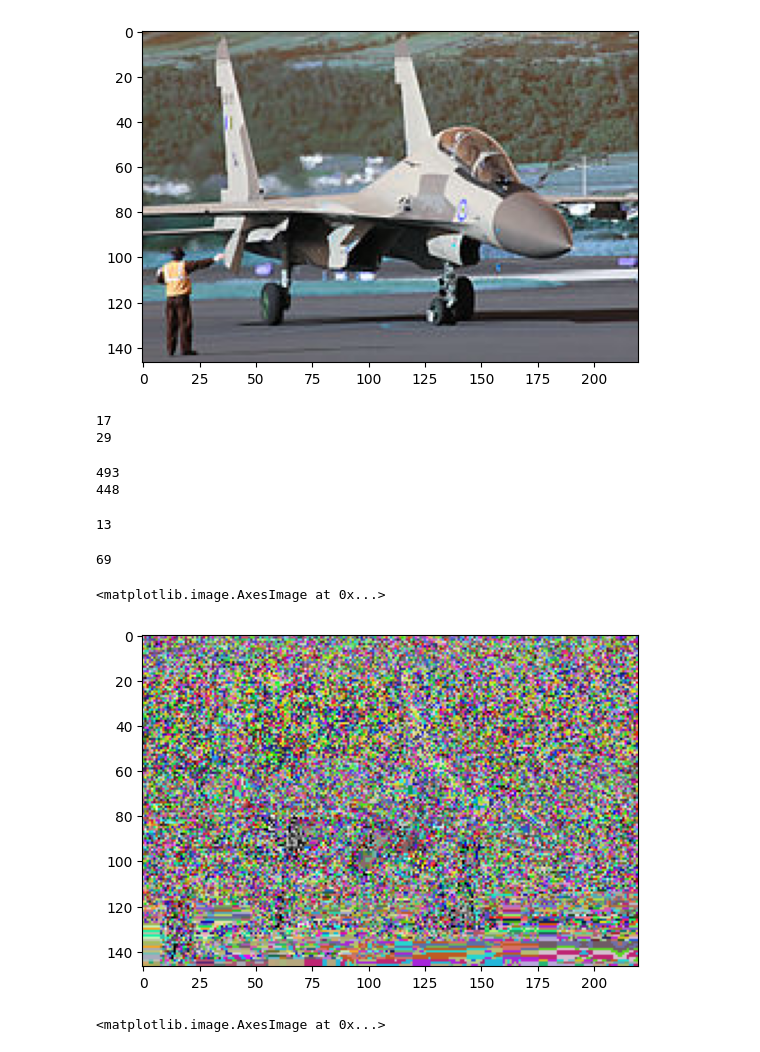
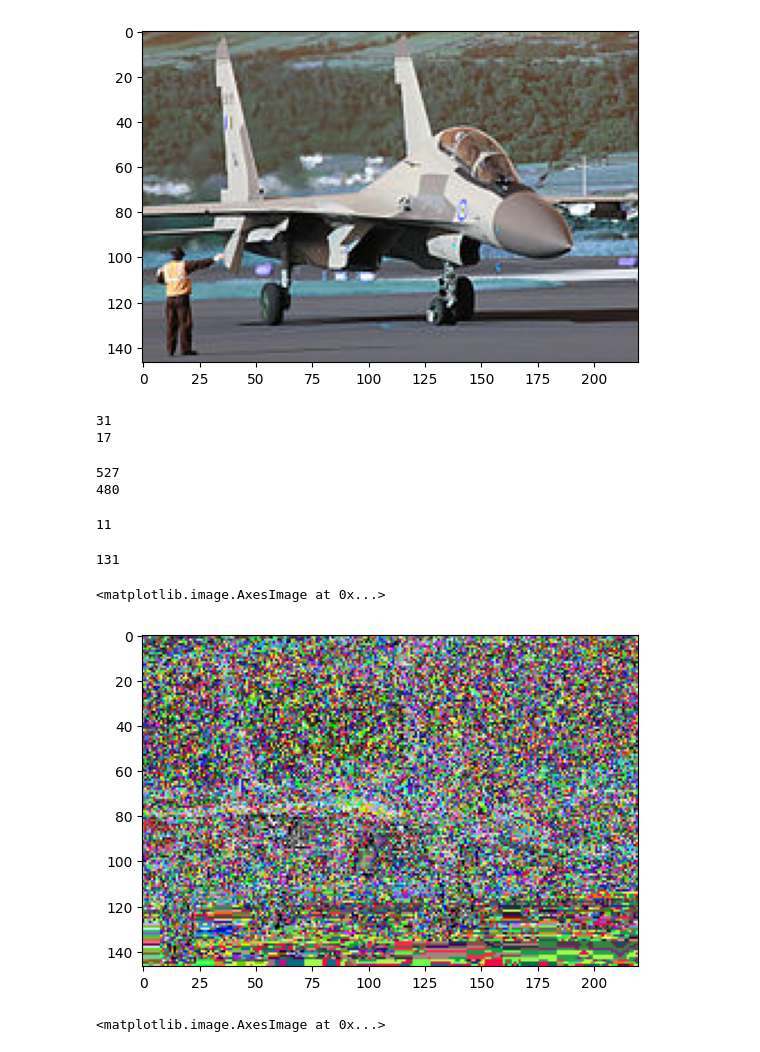
Before and after one commit to arvindashok/Image-Encryption, a Jupyter notebook: RSA_rgb.ipynb, the cells around one changed output. Drawn from its saved outputs; the diff is of its cells as text; code cells hidden in the pictures.

Commit message:
Fixed same prime values (P,Q) error

```diff
--- a/RSA_rgb.ipynb
+++ b/RSA_rgb.ipynb
@@ -31,11 +30,14 @@ length = 5
 P = generatePrimeNumber(length)
 Q = generatePrimeNumber(length)
 
+if (P == Q):
+  Q = generatePrimeNumber(length)
+
 print(P)
 print(Q)
 # %% [output]
+31
 17
-29
 # %%
 #Step 2: Calculate N=P*Q and Euler Totient Function = (P-1)*(Q-1)
 N = P * Q
@@ -43,8 +45,8 @@ eulerTotient = (P - 1) * (Q - 1)
 print(N)
 print(eulerTotient)
 # %% [output]
-493
-448
+527
+480
 # %%
 #Step 3: Find E such that GCD(E,eulerTotient)=1(i.e., e should be co-prime) such that it satisfies this condition:-  1<E<eulerTotient
 
@@ -53,7 +55,7 @@ while gcd(E, eulerTotient) != 1:
     E = generatePrimeNumber(4)
 print(E)
 # %% [output]
-13
+11
 # %%
 # Step 4: Find D.
 #For Finding D: It must satisfies this property:-  (D*E)Mod(eulerTotient)=1;
@@ -102,7 +104,7 @@ enc = [[0 for x in range(3000)] for y in range(3000)]
 
 rows, cols, channels = my_img.shape
 # %% [output]
-69
+131
 # %%
 #Step 5: Encryption
 
@@ -118,11 +120,11 @@ for i in range(rows):
     C3=C3%256
     my_img[i,j]=[C1,C2,C3]
 # %%
+cv2.imwrite('encrypted_image.jpg', my_img)
 plt.imshow(my_img, cmap="gray")
-# cv2_imshow(my_img)
 # %% [output]
 <matplotlib.image.AxesImage at 0x...>
-[figure, old version]
+[figure, new version]
 # %%
 #Step 6: Decryption
 for i in range(rows):
```
Also changed, not shown: parts of 2 cells of this notebook, 2 other files.
